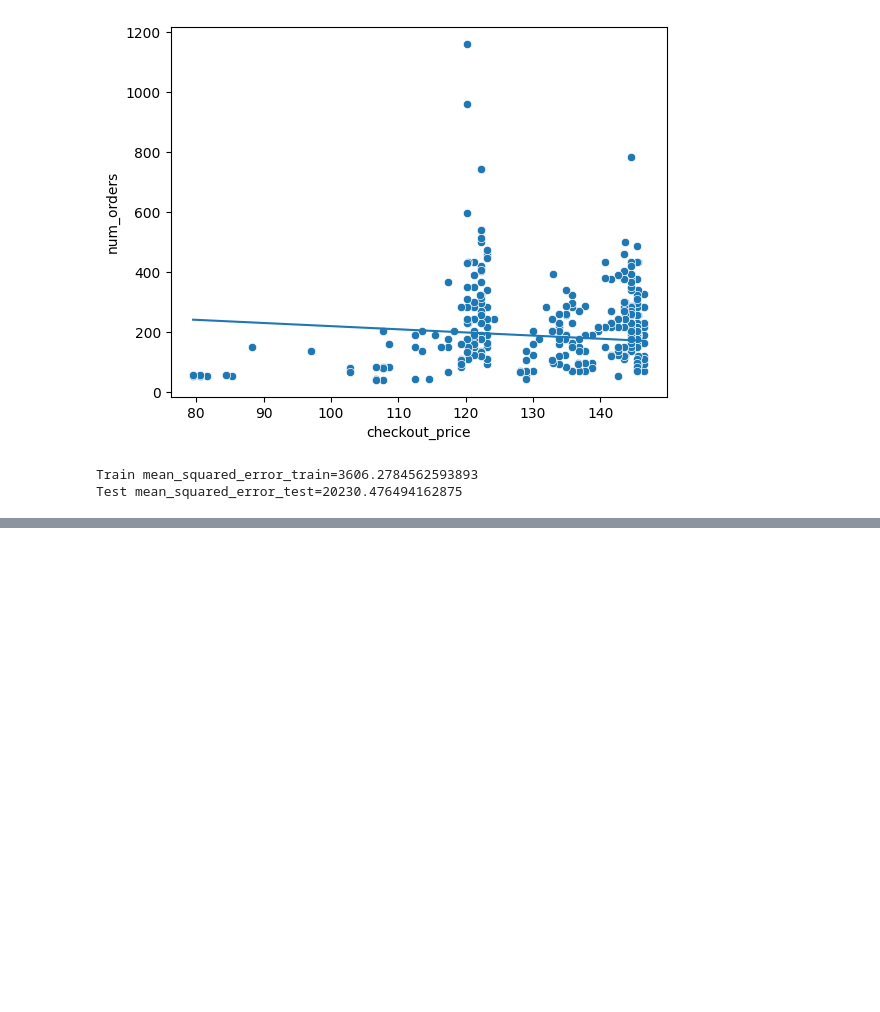
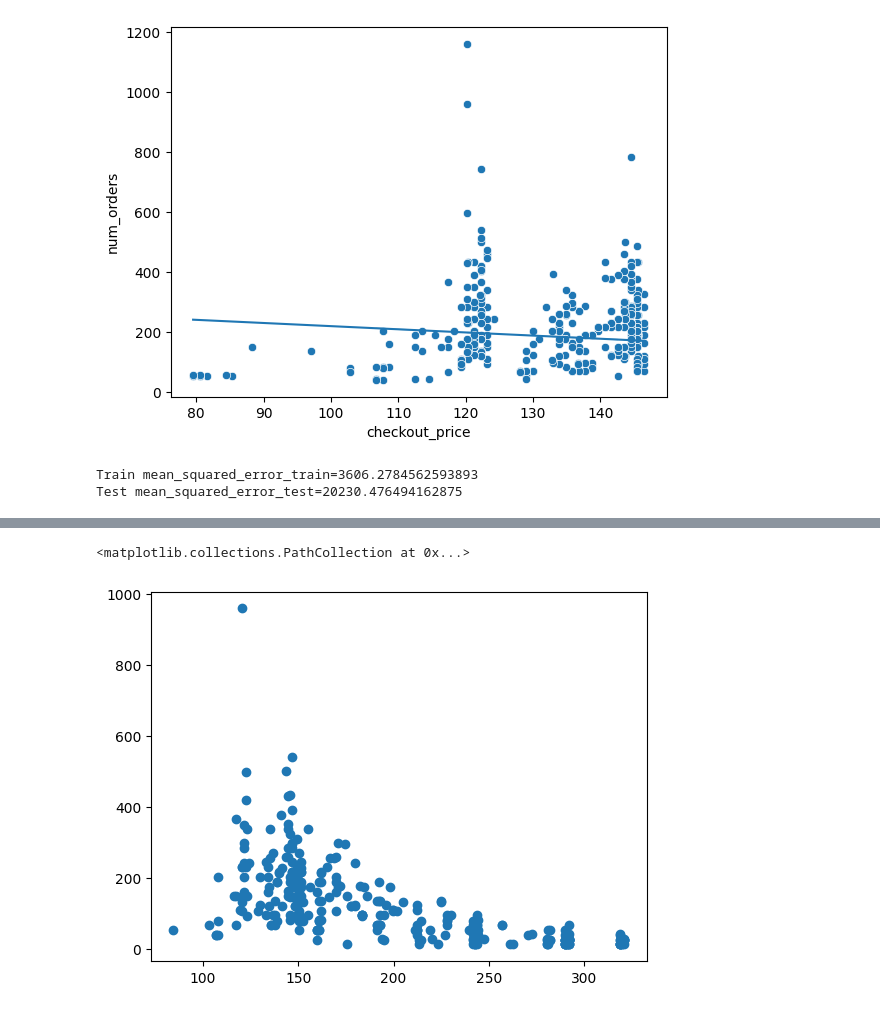
Before and after one commit to pm012/DataScience_sandbox, a Jupyter notebook: notebooks/module3/module_03_2.ipynb, the cells around one changed output, grey strips where cells are left out. Drawn from its saved outputs; the diff is of its cells as text; code cells hidden in the pictures; blank space fills up the shorter version.

```diff
--- a/notebooks/module3/module_03_2.ipynb
+++ b/notebooks/module3/module_03_2.ipynb
@@ -193,0 +203,5 @@ Test mean_squared_error_test=20230.476494162875
+# %%
+plt.scatter(test_data["checkout_price"], test_data["num_orders"])
+# %% [output]
+<matplotlib.collections.PathCollection at 0x...>
+[figure, added]
```
Also changed, not shown: parts of 15 cells of this notebook.
